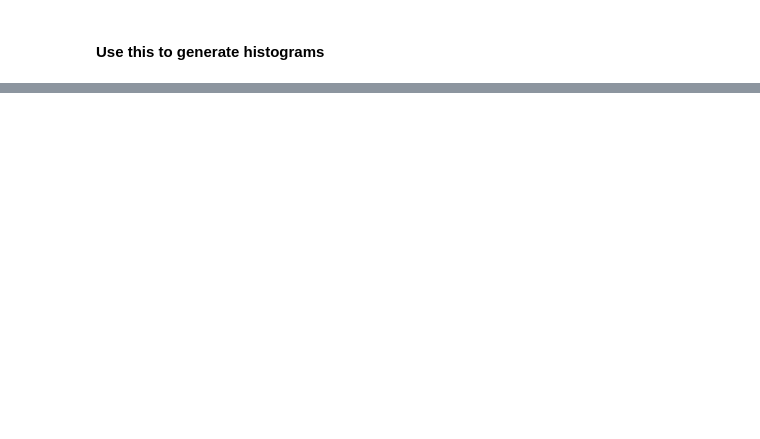
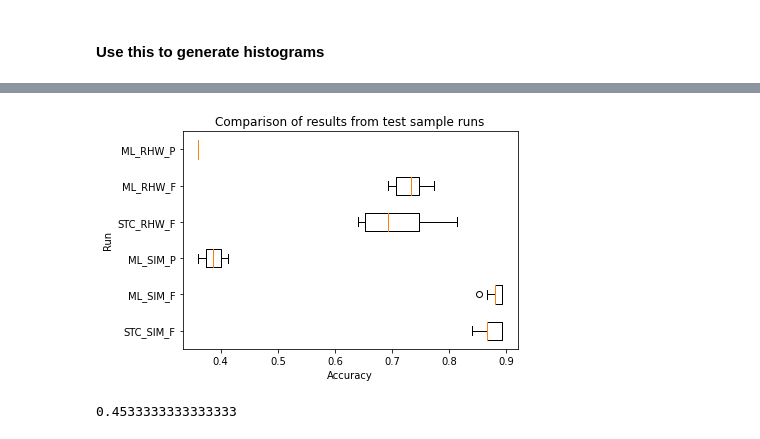
Before and after one commit to RicardoMonteiroSimoes/Quantum-Machine-Learning, a Jupyter notebook: code/circuit_to_latex.ipynb, the cells around one changed output, grey strips where cells are left out. Drawn from its saved outputs; the diff is of its cells as text; code cells hidden in the pictures; blank space fills up the shorter version.

```diff
--- a/code/circuit_to_latex.ipynb
+++ b/code/circuit_to_latex.ipynb
@@ -97,0 +187,8 @@ fig.savefig('../thesis/Appendices/calculated_circuit_histogram.svg', type="svg")
+# %%
+#get best ml weight for circuit
+#load weights
+weights_path = "mqo/runs/experiments/optimizer_hyperparameters/amsgrad_final.p"
+data = pickle.load(open(weights_path, "rb"))[0]
+results = data['results'][0]
+best_index = results['scoreTesting'].index(max(results['scoreTesting']))
+rxweight = results['finalWeights'][best_index][0]
@@ -97,0 +221,23 @@ fig.savefig('../thesis/Appendices/calculated_circuit_histogram.svg', type="svg")
+# %%
+results_ml = "mqo/runs/experiments/final_runs/static_ml_solver.p"
+results_static = "mqo/runs/experiments/final_runs/static_solver.p"
+data_ml = pickle.load(open(results_ml, "rb"))
+data_static = pickle.load(open(results_static, "rb"))
+# %%
+ml_simulator_filtered_accuracy = data_ml['accuracy_simulator']
+ml_simulator_parity_accuracy = data_ml['accuracy_parity_simulator']
+ml_real_hw_filtered_accuracy = data_ml['accuracy_real_hardware']
+ml_real_hw_parity_accuracy = data_ml['accuracy_parity_real_hardware']
+# %%
+stc_simulator_accuracy = data_static['accuracy_simulator']
+stc_real_hw_accuracy = data_static['accuracy_real_hardware']
+# %%
+boxplot_data = [stc_simulator_accuracy, ml_simulator_filtered_accuracy, ml_simulator_parity_accuracy, stc_real_hw_accuracy, ml_real_hw_filtered_accuracy, ml_real_hw_parity_accuracy]
+fig, ax = plt.subplots()
+ax.set_title("Comparison of results from test sample runs")
+ax.boxplot(boxplot_data, vert=False, labels=['STC_SIM_F', 'ML_SIM_F', 'ML_SIM_P', 'STC_RHW_F', 'ML_RHW_F', 'ML_RHW_P'])
+ax.set_xlabel("Accuracy")
+ax.set_ylabel("Run")
+plt.show()
+# %% [output]
+[figure, added]
@@ -97,0 +251,4 @@ fig.savefig('../thesis/Appendices/calculated_circuit_histogram.svg', type="svg")
+# %%
+max(testing_scores)
+# %% [output]
+0.4533333333333333
```
Also changed, not shown: parts of 29 cells of this notebook, 17 other files.
